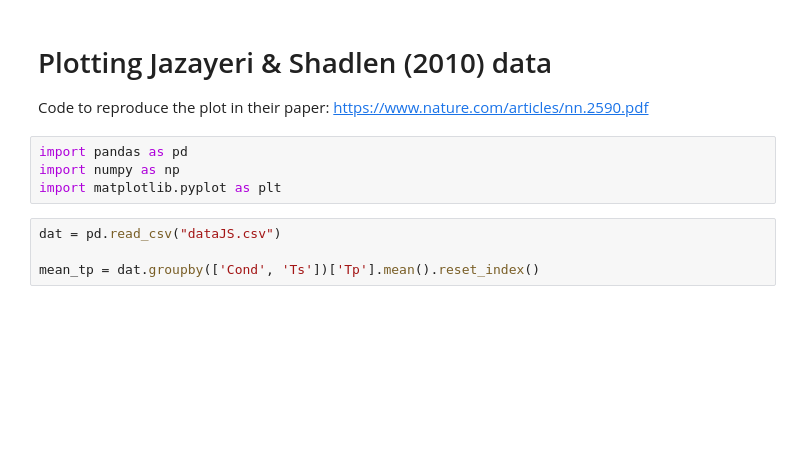
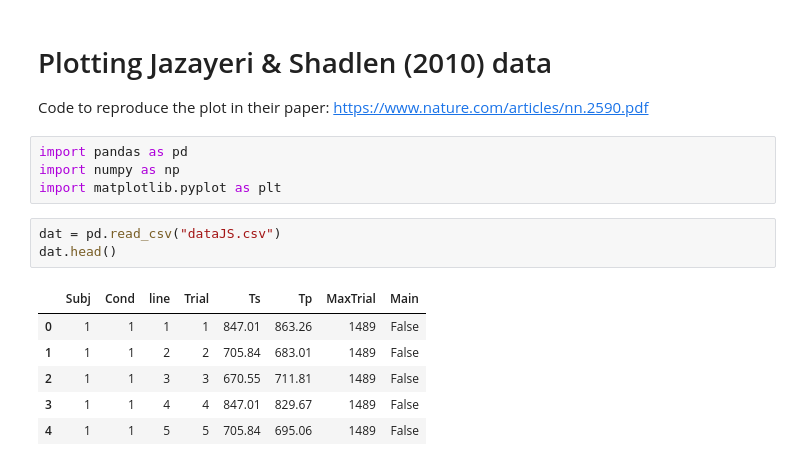
Before and after one commit to VanRijnLab/cogmod-bpm-2018, a Jupyter notebook: plot-JS.ipynb, the cells around one changed output. Saved outputs shown, nothing was run; the diff lists cells and outputs as text; blank space fills up the shorter version.

```diff
--- a/plot-JS.ipynb
+++ b/plot-JS.ipynb
@@ -8,6 +8,12 @@ import numpy as np
 import matplotlib.pyplot as plt
 # %%
 dat = pd.read_csv("dataJS.csv")
-
-mean_tp = dat.groupby(['Cond', 'Ts'])['Tp'].mean().reset_index()
+dat.head()
+# %% [output]
+|  | Subj | Cond | line | Trial | Ts | Tp | MaxTrial | Main |
+| 0 | 1 | 1 | 1 | 1 | 847.01 | 863.26 | 1489 | False |
+| 1 | 1 | 1 | 2 | 2 | 705.84 | 683.01 | 1489 | False |
+| 2 | 1 | 1 | 3 | 3 | 670.55 | 711.81 | 1489 | False |
+| 3 | 1 | 1 | 4 | 4 | 847.01 | 829.67 | 1489 | False |
+| 4 | 1 | 1 | 5 | 5 | 705.84 | 695.06 | 1489 | False |
 # %%
```
Also changed, not shown: parts of 1 cell of this notebook.
